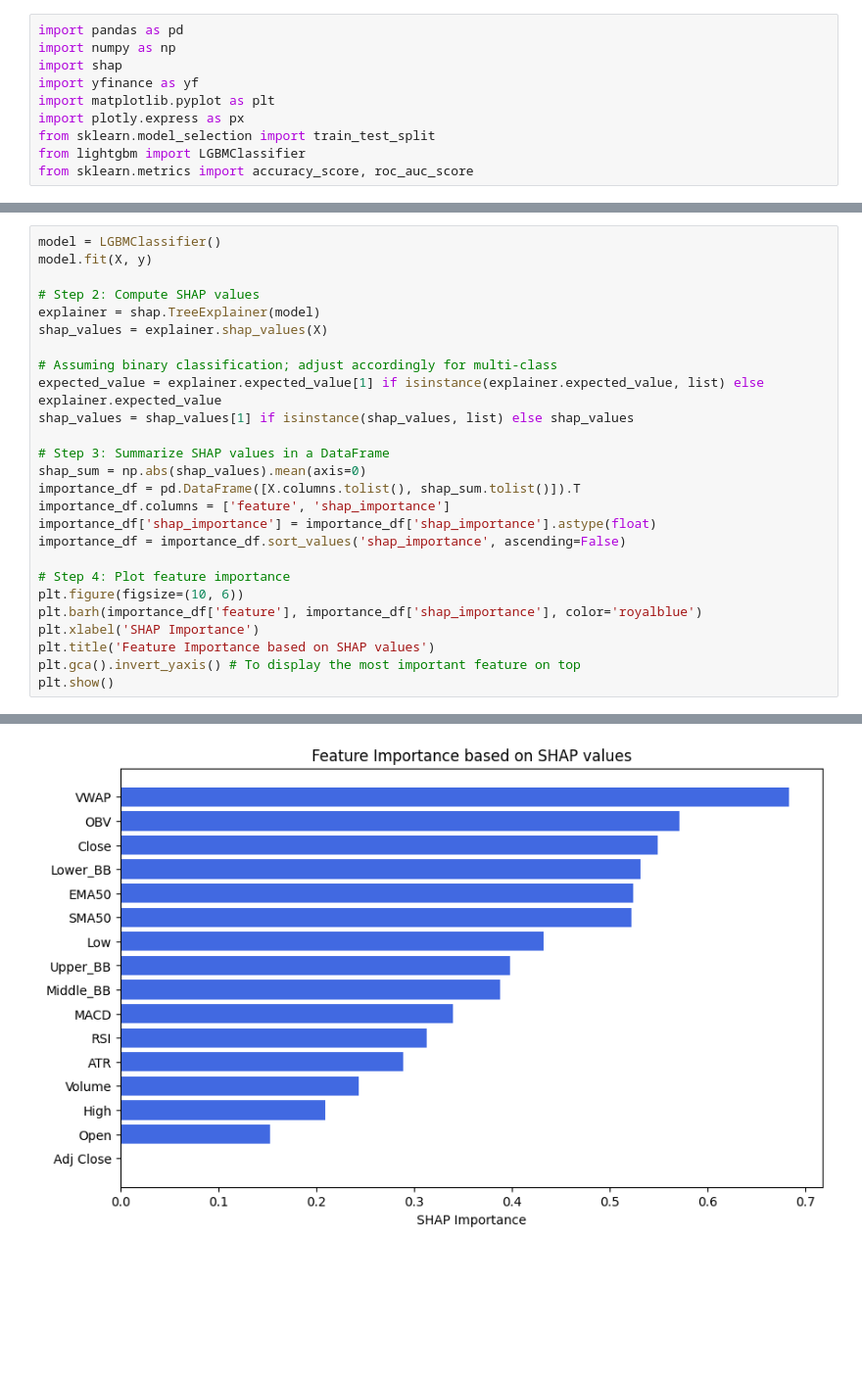
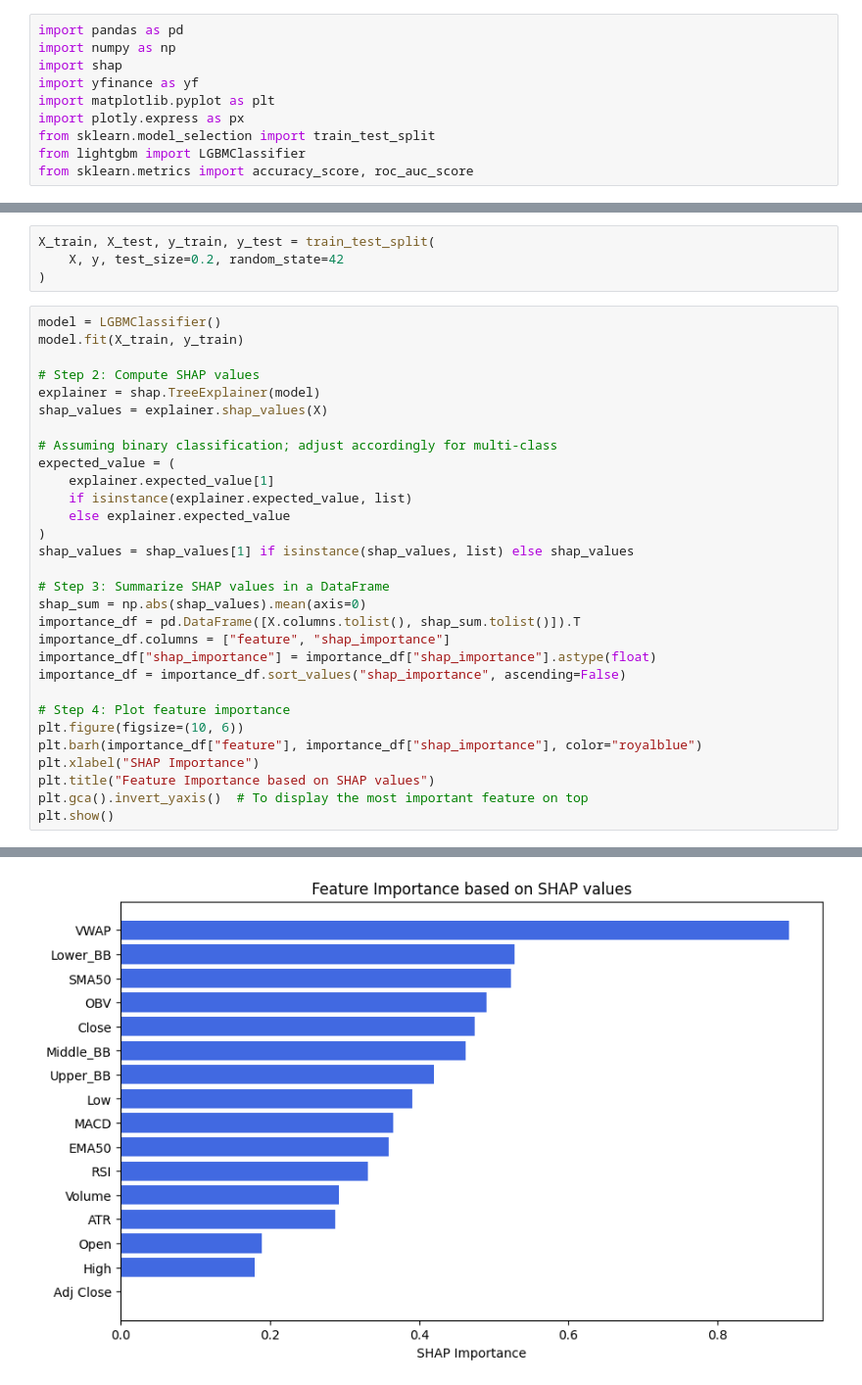
Before and after one commit to whanyu1212/compare-and-backtest-multiple-strategies, a Jupyter notebook: notebooks/test_ml.ipynb, the cells around one changed output, grey strips where cells are left out. Shown: that part at 98% size. Cells and saved outputs as stored; diff of their text form; blank space fills up the shorter version.

```diff
--- a/notebooks/test_ml.ipynb
+++ b/notebooks/test_ml.ipynb
@@ -74,28 +76,36 @@ y = data['Target']
+# %%
+X_train, X_test, y_train, y_test = train_test_split(
+    X, y, test_size=0.2, random_state=42
+)
 # %%
 model = LGBMClassifier()
-model.fit(X, y)
+model.fit(X_train, y_train)
 
 # Step 2: Compute SHAP values
 explainer = shap.TreeExplainer(model)
 shap_values = explainer.shap_values(X)
 
 # Assuming binary classification; adjust accordingly for multi-class
-expected_value = explainer.expected_value[1] if isinstance(explainer.expected_value, list) else explainer.expected_value
+expected_value = (
+    explainer.expected_value[1]
+    if isinstance(explainer.expected_value, list)
+    else explainer.expected_value
+)
 shap_values = shap_values[1] if isinstance(shap_values, list) else shap_values
 
 # Step 3: Summarize SHAP values in a DataFrame
 shap_sum = np.abs(shap_values).mean(axis=0)
 importance_df = pd.DataFrame([X.columns.tolist(), shap_sum.tolist()]).T
-importance_df.columns = ['feature', 'shap_importance']
-importance_df['shap_importance'] = importance_df['shap_importance'].astype(float)
-importance_df = importance_df.sort_values('shap_importance', ascending=False)
+importance_df.columns = ["feature", "shap_importance"]
+importance_df["shap_importance"] = importance_df["shap_importance"].astype(float)
+importance_df = importance_df.sort_values("shap_importance", ascending=False)
 
 # Step 4: Plot feature importance
 plt.figure(figsize=(10, 6))
-plt.barh(importance_df['feature'], importance_df['shap_importance'], color='royalblue')
-plt.xlabel('SHAP Importance')
-plt.title('Feature Importance based on SHAP values')
-plt.gca().invert_yaxis() # To display the most important feature on top
+plt.barh(importance_df["feature"], importance_df["shap_importance"], color="royalblue")
+plt.xlabel("SHAP Importance")
+plt.title("Feature Importance based on SHAP values")
+plt.gca().invert_yaxis()  # To display the most important feature on top
 plt.show()
 # %% [output]
 [LightGBM] [Warning] Found whitespace in feature_names, replace with underlines
@@ -109,2 +119,2 @@ You can set `force_col_wise=true` to remove the overhead.
-[figure, old version]
+[figure, new version]
 # %%
```
Also changed, not shown: parts of 19 cells of this notebook, 1 other file.
